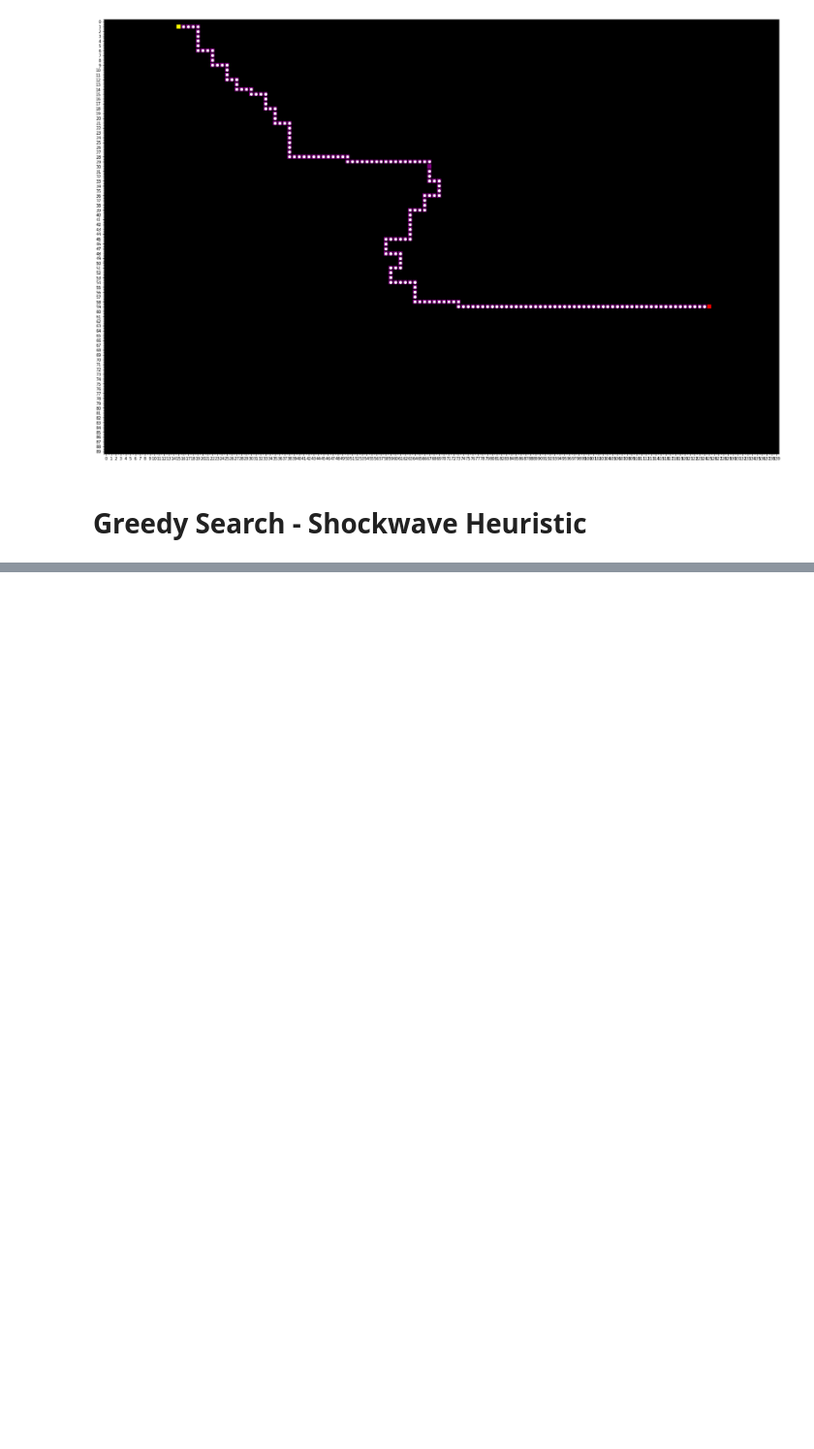
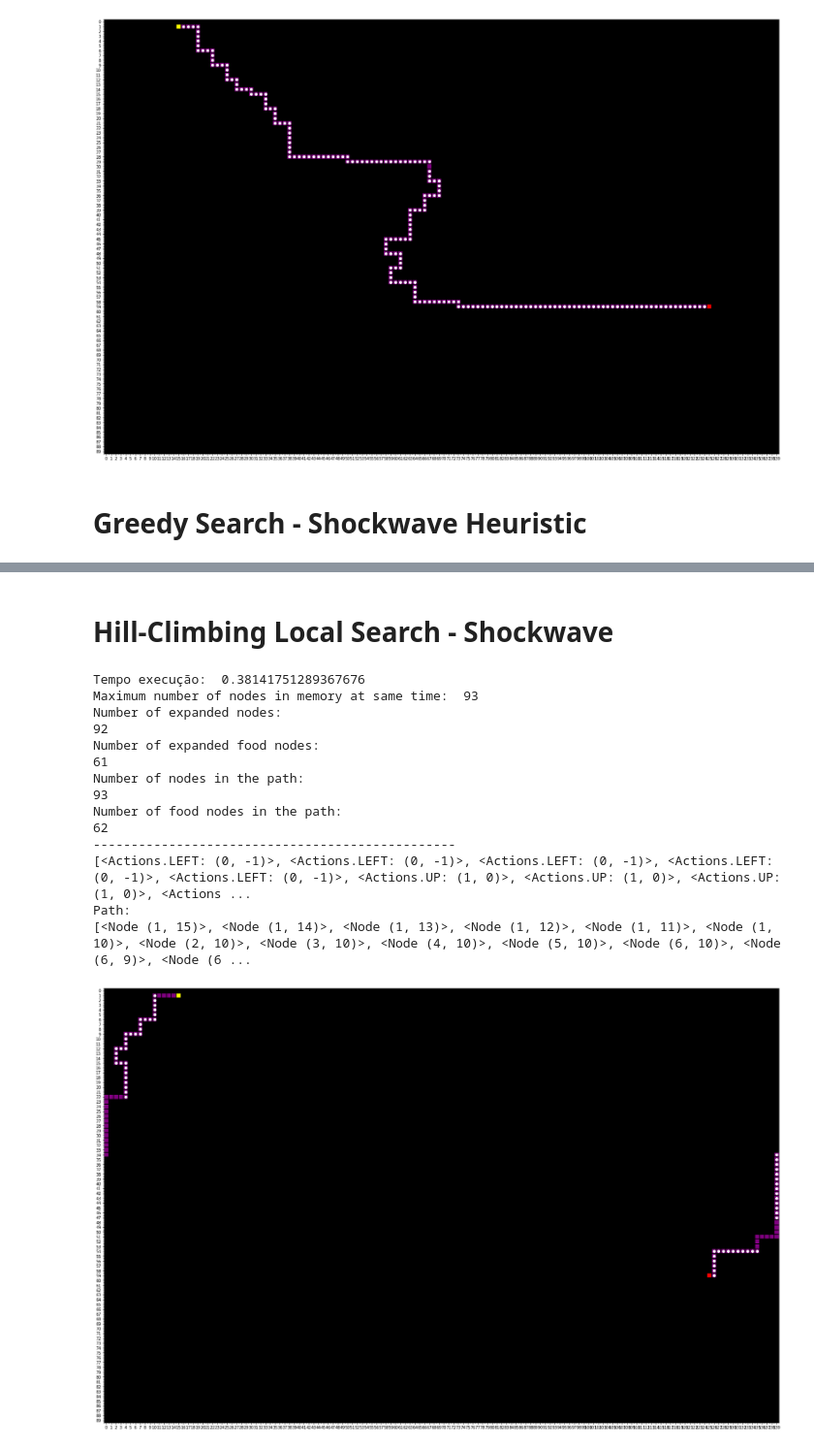
Before and after one commit to carolineap/mo416-2020s1-unicamp, a Jupyter notebook: project1/pacman.ipynb, the cells around one changed output, grey strips where cells are left out. Shown at 97% size. Drawn from its saved outputs; the diff is of its cells as text; code cells hidden in the pictures; blank space fills up the shorter version.

```diff
--- a/project1/pacman.ipynb
+++ b/project1/pacman.ipynb
@@ -368,0 +422,26 @@ Path:
+# %% [markdown]
+# Hill-Climbing Local Search - Shockwave
+# %%
+ini = time.time()
+solution_node, expanded_nodes, food_nodes, tam = pacman.hill_climbing_search(problem, problem.h_shockwave)
+fim = time.time()
+print ("Tempo execução: ", fim-ini)
+print("Maximum number of nodes in memory at same time: ", tam)
+get_solution_info(solution_node, expanded_nodes, food_nodes)
+make_path_plot(maze, initial_position, goal_position, solution_node, mazeName_plot, "AS-SH")
+# %% [output]
+Tempo execução:  0.38141751289367676
+Maximum number of nodes in memory at same time:  93
+Number of expanded nodes:
+92
+Number of expanded food nodes:
+61
+Number of nodes in the path:
+93
+Number of food nodes in the path:
+62
+------------------------------------------------
+[<Actions.LEFT: (0, -1)>, <Actions.LEFT: (0, -1)>, <Actions.LEFT: (0, -1)>, <Actions.LEFT: (0, -1)>, <Actions.LEFT: (0, -1)>, <Actions.UP: (1, 0)>, <Actions.UP: (1, 0)>, <Actions.UP: (1, 0)>, <Actions ...
+Path:
+[<Node (1, 15)>, <Node (1, 14)>, <Node (1, 13)>, <Node (1, 12)>, <Node (1, 11)>, <Node (1, 10)>, <Node (2, 10)>, <Node (3, 10)>, <Node (4, 10)>, <Node (5, 10)>, <Node (6, 10)>, <Node (6, 9)>, <Node (6 ...
+[figure, added]
```
Also changed, not shown: parts of 13 cells of this notebook, 1 other file.
